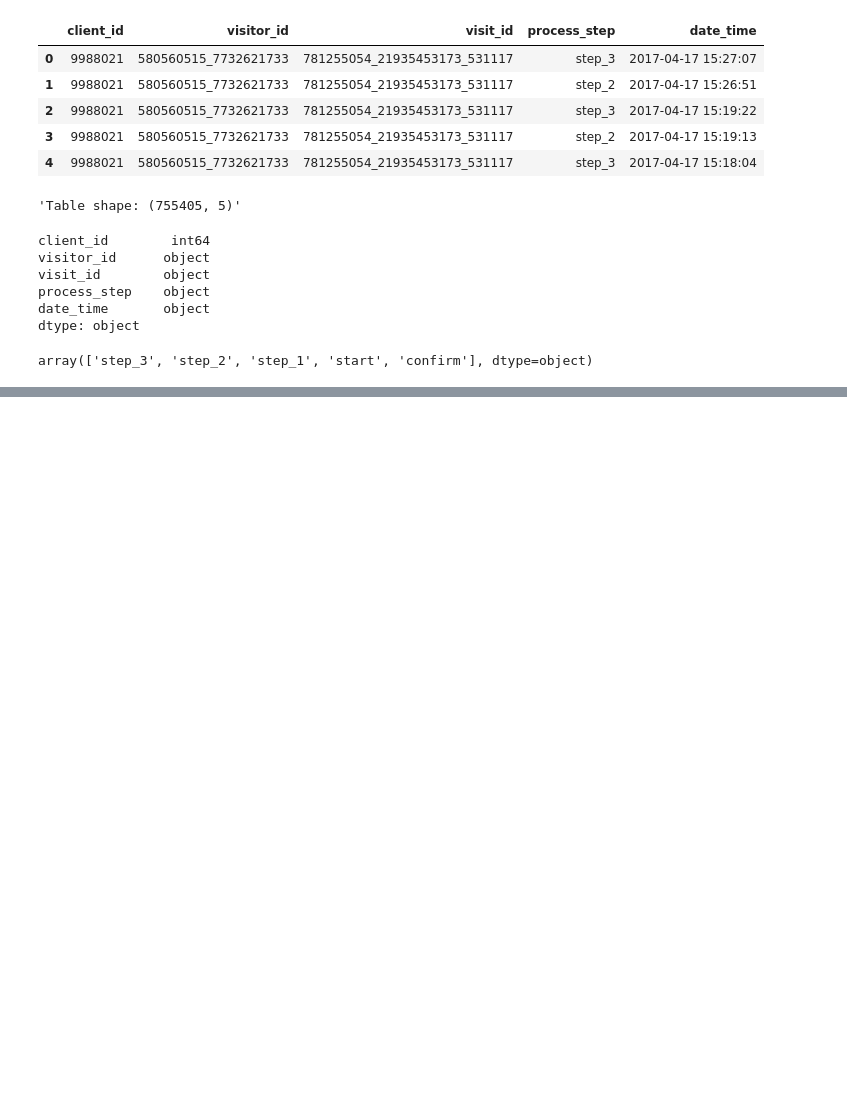
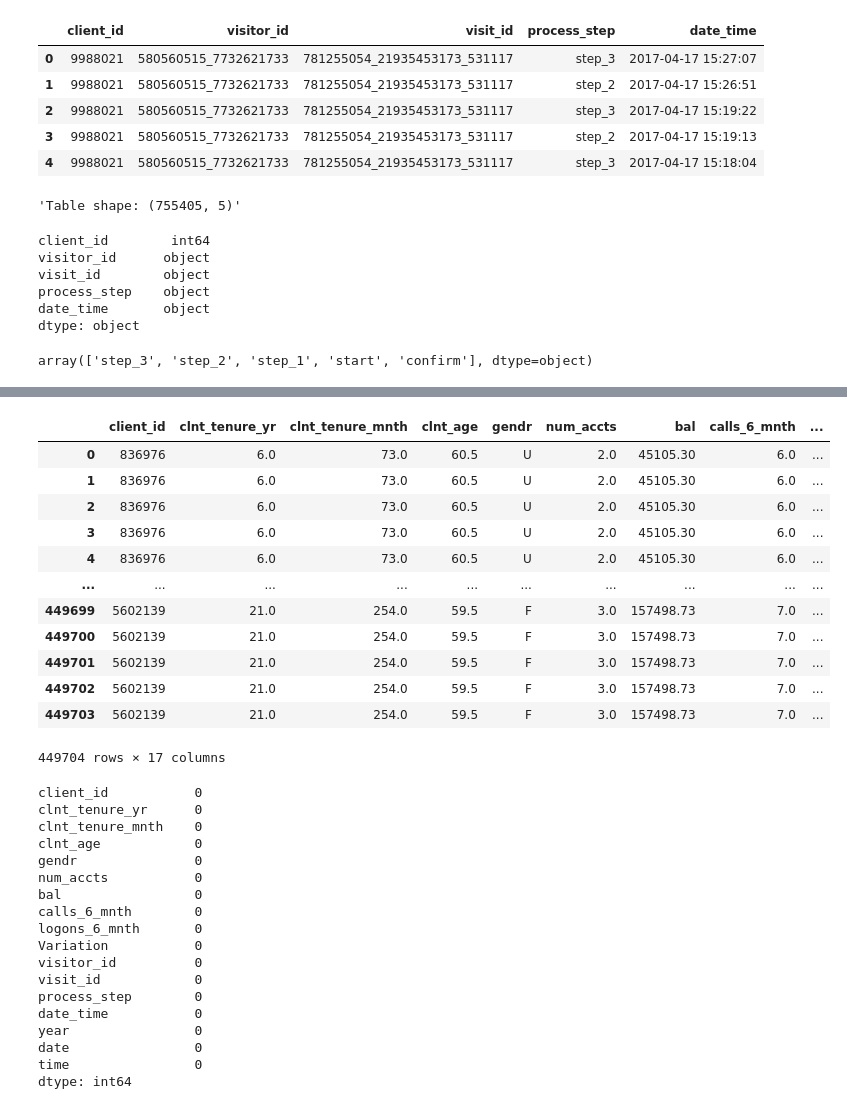
Before and after one commit to philippe2023/vanguard_analysis_ab_test, a Jupyter notebook: notebook/clean.ipynb, the cells around one changed output, grey strips where cells are left out. Drawn from its saved outputs; the diff is of its cells as text; code cells hidden in the pictures; blank space fills up the shorter version.

```diff
--- a/notebook/clean.ipynb
+++ b/notebook/clean.ipynb
@@ -138,0 +335,36 @@ array(['step_3', 'step_2', 'step_1', 'start', 'confirm'], dtype=object)
+# %%
+# Merge 2: Merge the new table with table_3
+final_df = pd.merge(merged_df_1, table_3, on='client_id', how='inner')
+display(final_df, final_df.isna().sum(), final_df.describe())
+# %% [output]
+|  | client_id | clnt_tenure_yr | clnt_tenure_mnth | clnt_age | gendr | num_accts | bal | calls_6_mnth | ... |
+| 0 | 836976 | 6.0 | 73.0 | 60.5 | U | 2.0 | 45105.30 | 6.0 | ... |
+| 1 | 836976 | 6.0 | 73.0 | 60.5 | U | 2.0 | 45105.30 | 6.0 | ... |
+| 2 | 836976 | 6.0 | 73.0 | 60.5 | U | 2.0 | 45105.30 | 6.0 | ... |
+| 3 | 836976 | 6.0 | 73.0 | 60.5 | U | 2.0 | 45105.30 | 6.0 | ... |
+| 4 | 836976 | 6.0 | 73.0 | 60.5 | U | 2.0 | 45105.30 | 6.0 | ... |
+| ... | ... | ... | ... | ... | ... | ... | ... | ... | ... |
+| 449699 | 5602139 | 21.0 | 254.0 | 59.5 | F | 3.0 | 157498.73 | 7.0 | ... |
+| 449700 | 5602139 | 21.0 | 254.0 | 59.5 | F | 3.0 | 157498.73 | 7.0 | ... |
+| 449701 | 5602139 | 21.0 | 254.0 | 59.5 | F | 3.0 | 157498.73 | 7.0 | ... |
+| 449702 | 5602139 | 21.0 | 254.0 | 59.5 | F | 3.0 | 157498.73 | 7.0 | ... |
+| 449703 | 5602139 | 21.0 | 254.0 | 59.5 | F | 3.0 | 157498.73 | 7.0 | ... |
+449704 rows × 17 columns
+client_id           0
+clnt_tenure_yr      0
+clnt_tenure_mnth    0
+clnt_age            0
+gendr               0
+num_accts           0
+bal                 0
+calls_6_mnth        0
+logons_6_mnth       0
+Variation           0
+visitor_id          0
+visit_id            0
+process_step        0
+date_time           0
+year                0
+date                0
+time                0
+dtype: int64
```
Also changed, not shown: parts of 25 cells of this notebook, 4 other files.
